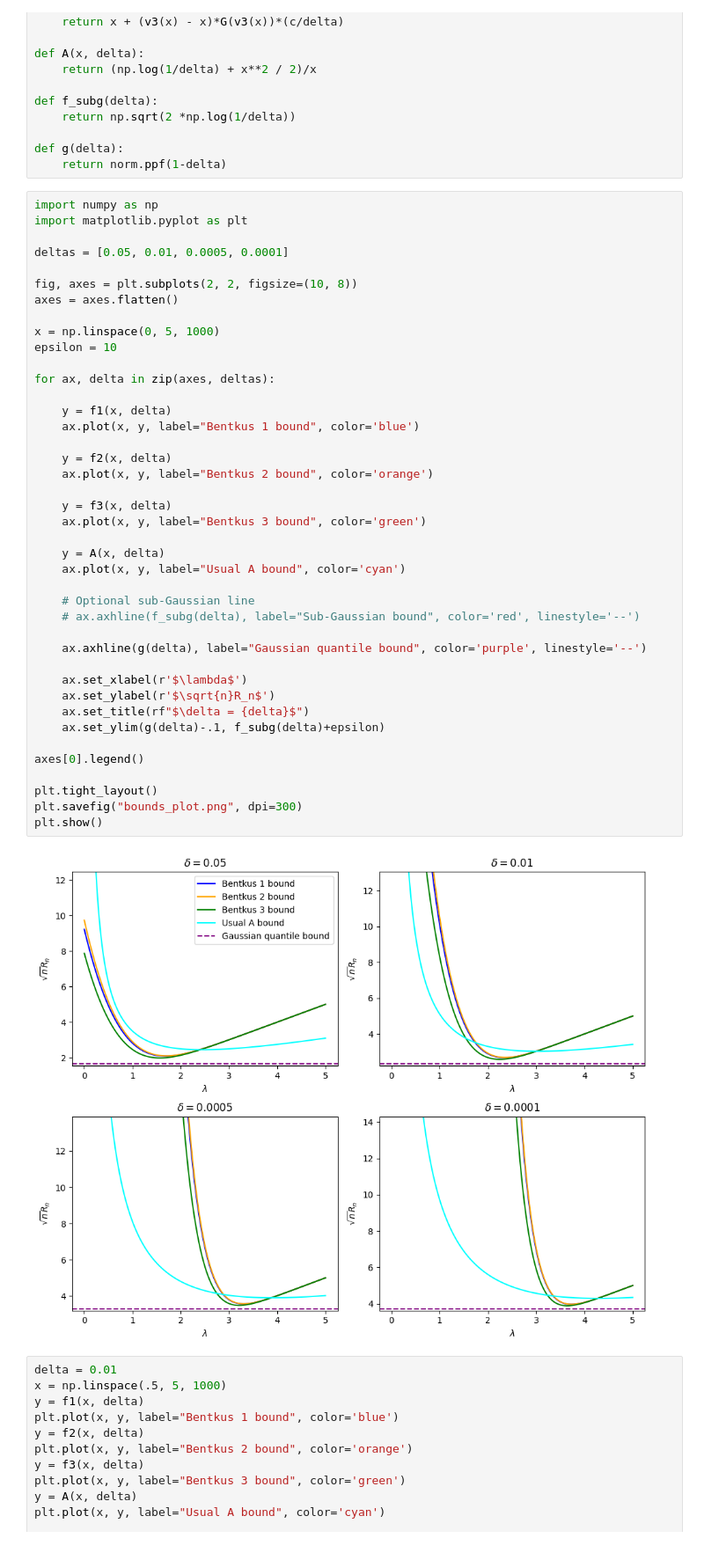
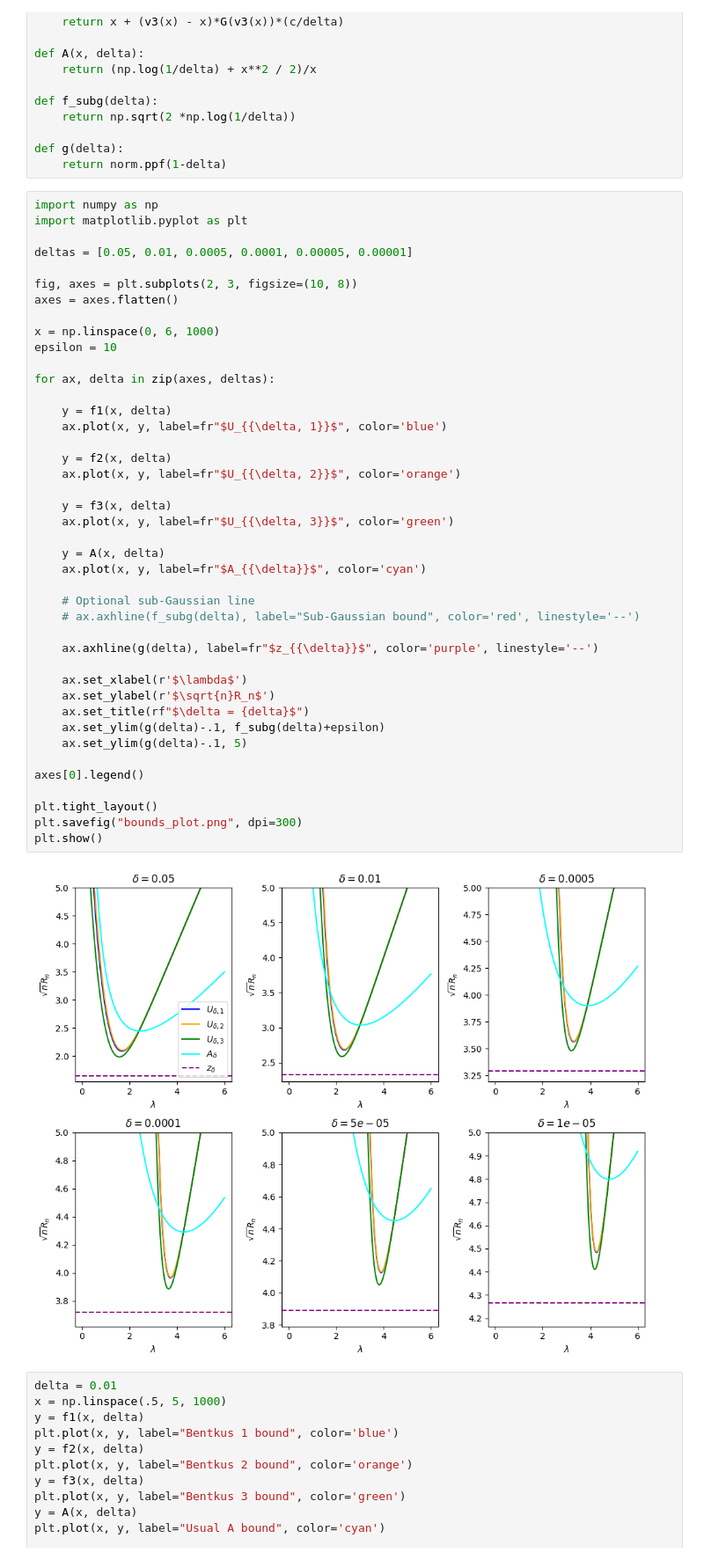
Before and after one commit to DMartinezT/bentkus_evalues, a Jupyter notebook: bentkus_evariable.ipynb, the cells around one changed output. Shown at 88% size. Saved outputs shown, nothing was run; the diff lists cells and outputs as text.

Commit message:
Six plots

```diff
--- a/bentkus_evariable.ipynb
+++ b/bentkus_evariable.ipynb
@@ -44,45 +44,46 @@ def g(delta):
 import numpy as np
 import matplotlib.pyplot as plt
 
-deltas = [0.05, 0.01, 0.0005, 0.0001]
+deltas = [0.05, 0.01, 0.0005, 0.0001, 0.00005, 0.00001]
 
-fig, axes = plt.subplots(2, 2, figsize=(10, 8))
+fig, axes = plt.subplots(2, 3, figsize=(10, 8))
 axes = axes.flatten()
 
-x = np.linspace(0, 5, 1000)
+x = np.linspace(0, 6, 1000)
 epsilon = 10
 
 for ax, delta in zip(axes, deltas):
 
     y = f1(x, delta)
-    ax.plot(x, y, label="Bentkus 1 bound", color='blue')
+    ax.plot(x, y, label=fr"$U_{{\delta, 1}}$", color='blue')
 
     y = f2(x, delta)
-    ax.plot(x, y, label="Bentkus 2 bound", color='orange')
+    ax.plot(x, y, label=fr"$U_{{\delta, 2}}$", color='orange')
 
     y = f3(x, delta)
-    ax.plot(x, y, label="Bentkus 3 bound", color='green')
+    ax.plot(x, y, label=fr"$U_{{\delta, 3}}$", color='green')
 
     y = A(x, delta)
-    ax.plot(x, y, label="Usual A bound", color='cyan')
+    ax.plot(x, y, label=fr"$A_{{\delta}}$", color='cyan')
 
     # Optional sub-Gaussian line
     # ax.axhline(f_subg(delta), label="Sub-Gaussian bound", color='red', linestyle='--')
 
-    ax.axhline(g(delta), label="Gaussian quantile bound", color='purple', linestyle='--')
+    ax.axhline(g(delta), label=fr"$z_{{\delta}}$", color='purple', linestyle='--')
 
     ax.set_xlabel(r'$\lambda$')
     ax.set_ylabel(r'$\sqrt{n}R_n$')
     ax.set_title(rf"$\delta = {delta}$")
     ax.set_ylim(g(delta)-.1, f_subg(delta)+epsilon)
+    ax.set_ylim(g(delta)-.1, 5)
 
 axes[0].legend()
 
 plt.tight_layout()
 plt.savefig("bounds_plot.png", dpi=300)
 plt.show()
 # %% [output]
-[figure, old version]
+[figure, new version]
 # %%
 delta = 0.01
 x = np.linspace(.5, 5, 1000)
```
